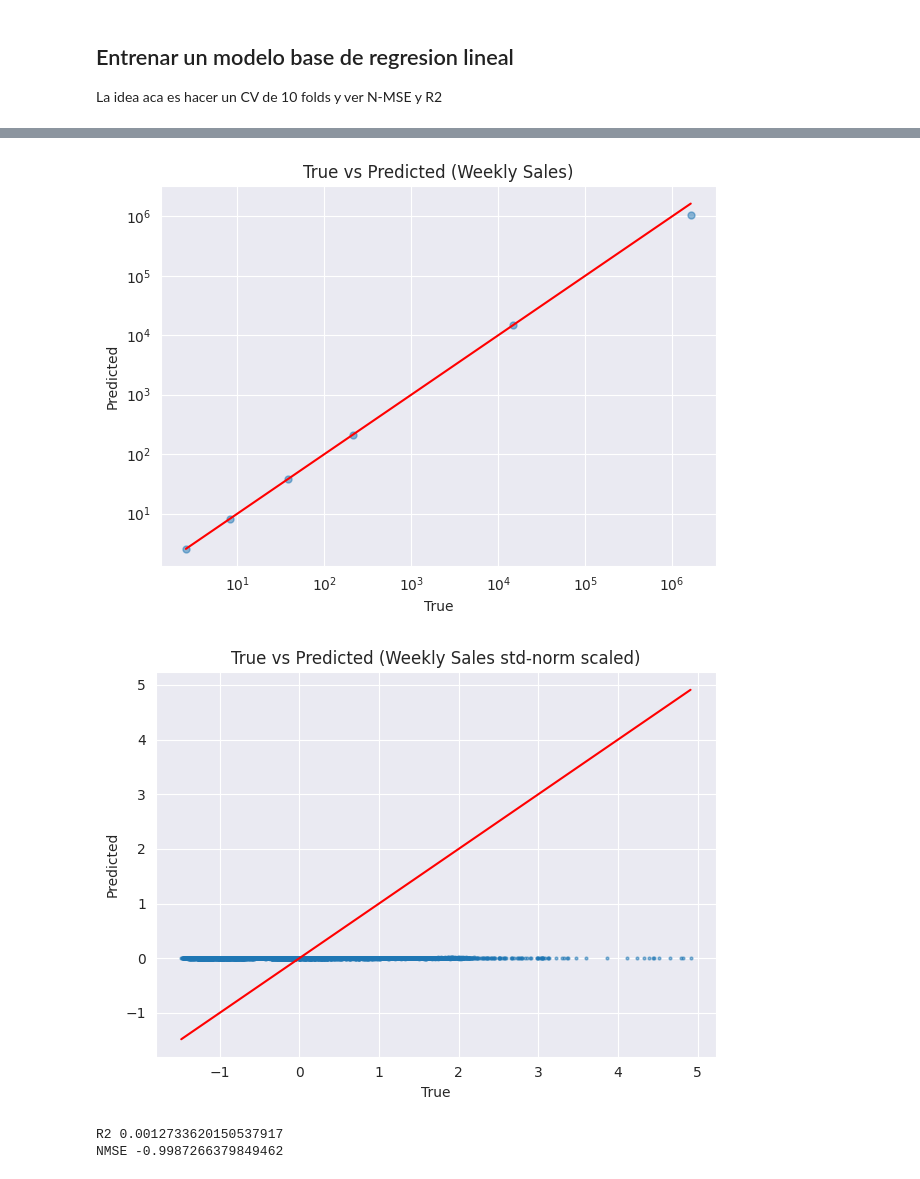
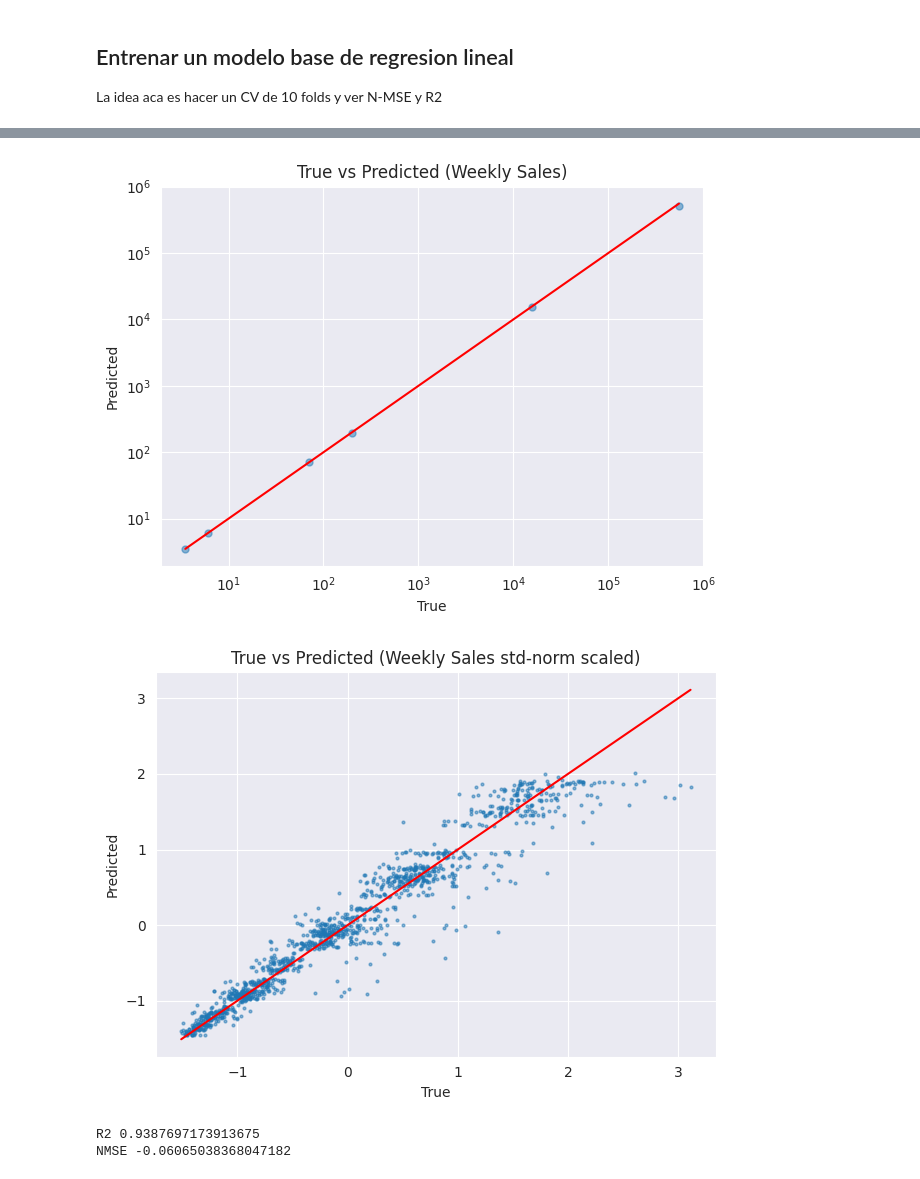
Before and after one commit to MightyHelper/ia2-uncuyo-2024, a Jupyter notebook: notebooks/entrega2/wallmart.ipynb, the cells around one changed output, grey strips where cells are left out. Drawn from its saved outputs; the diff is of its cells as text; code cells hidden in the pictures.

Commit message:
add ridge

```diff
--- a/notebooks/entrega2/wallmart.ipynb
+++ b/notebooks/entrega2/wallmart.ipynb
@@ -145,11 +206,11 @@ y = dataset_onehot['Weekly_Sales']
 # %% [markdown]
 ## Funciones de ploteo extra
 # %%
-def plot_prediction_output(y, y_h):
+def plot_prediction_output(plot_X, plot_y, plot_y_h):
     plt.figure()
 
-    inv_y = scaler.inverse_transform(X.assign(Weekly_Sales=y)[columns])[columns.index("Weekly_Sales")]
-    inv_yh = scaler.inverse_transform(X.assign(Weekly_Sales=y_h)[columns])[columns.index("Weekly_Sales")]
+    inv_y = scaler.inverse_transform(plot_X.assign(Weekly_Sales=plot_y)[columns])[columns.index("Weekly_Sales")]
+    inv_yh = scaler.inverse_transform(plot_X.assign(Weekly_Sales=plot_y_h)[columns])[columns.index("Weekly_Sales")]
 
     # point size = 5, transparency = 0.5
     plt.plot(inv_y, inv_yh, 'o', markersize=5, alpha=0.5)
@@ -168,9 +229,9 @@ def plot_prediction_output(y, y_h):
 
     plt.figure()
     # point size = 5, transparency = 0.5
-    plt.plot(y, y_h, 'o', markersize=2, alpha=0.5)
+    plt.plot(plot_y, plot_y_h, 'o', markersize=2, alpha=0.5)
     # Add line
-    x = np.linspace(y.min(), y.max(), 100)
+    x = np.linspace(plot_y.min(), plot_y.max(), 100)
     plt.plot(x, x, 'r')
     plt.xlabel('True')
     plt.ylabel('Predicted')
@@ -181,8 +242,8 @@ def plot_prediction_output(y, y_h):
 
     # Compute r2 and nmse
     from sklearn.metrics import mean_squared_error, r2_score
-    print("R2", r2_score(y, y_h))
-    print("NMSE", -mean_squared_error(y, y_h))
+    print("R2", r2_score(plot_y, plot_y_h))
+    print("NMSE", -mean_squared_error(plot_y, plot_y_h))
 # %% [markdown]
 ## Entrenar un modelo base de regresion lineal
 
@@ -204,4 +264,4 @@ NMSE -0.08112775269867314
 # %%
-model.fit(myx, y)
-plot_prediction_output(y, model.predict(myx))
+model.fit(train_X, train_y)
+plot_prediction_output(test_X, test_y, model.predict(test_X))
 # %% [output]
@@ -214,13 +277,12 @@ NMSE -0.0798039016406441
 # %%
-
-from sklearn.linear_model import Lasso
-from sklearn.model_selection import cross_val_score
-from sklearn.model_selection import KFold
+from sklearn.linear_model import Ridge
+alphas = np.logspace(-2, 7, 50)
+param_grid = {'alpha': alphas}
 kf = KFold(n_splits=10, shuffle=True, random_state=111)
-model = Lasso(alpha=0.1)
-myx = X
-r2 = cross_val_score(model, myx, y, cv=kf, scoring='r2')
-nmse = cross_val_score(model, myx, y, cv=kf, scoring='neg_mean_squared_error')
-print("R2", r2.mean())
-print("NMSE", nmse.mean())
+grid = GridSearchCV(Ridge(random_state=111, max_iter=1000, tol=0.001), param_grid, cv=kf, scoring='neg_mean_squared_error')
+grid.fit(train_X, train_y)
+best_alpha = grid.best_params_['alpha']
+print("Best alpha", best_alpha)
+print("Best NMSE", grid.best_score_)
+plot_prediction_output(test_X, test_y, grid.predict(test_X))
 # %% [output]
@@ -229,9 +295,9 @@ NMSE -0.9990195107548894
 # %%
-
-model.fit(myx, y)
-plot_prediction_output(y, model.predict(myx))
+model = Ridge(alpha=best_alpha, random_state=111, max_iter=1000, tol=0.001)
+model.fit(train_X, train_y)
+plot_prediction_output(test_X, test_y, model.predict(test_X))
 # %% [output]
-[figure, old version]
+[figure, new version]
-[figure, old version]
+[figure, new version]
-R2 0.0012733620150537917
-NMSE -0.9987266379849462
+R2 0.9387697173913675
+NMSE -0.06065038368047182
```
Also changed, not shown: parts of 26 cells of this notebook, 1 other file.
